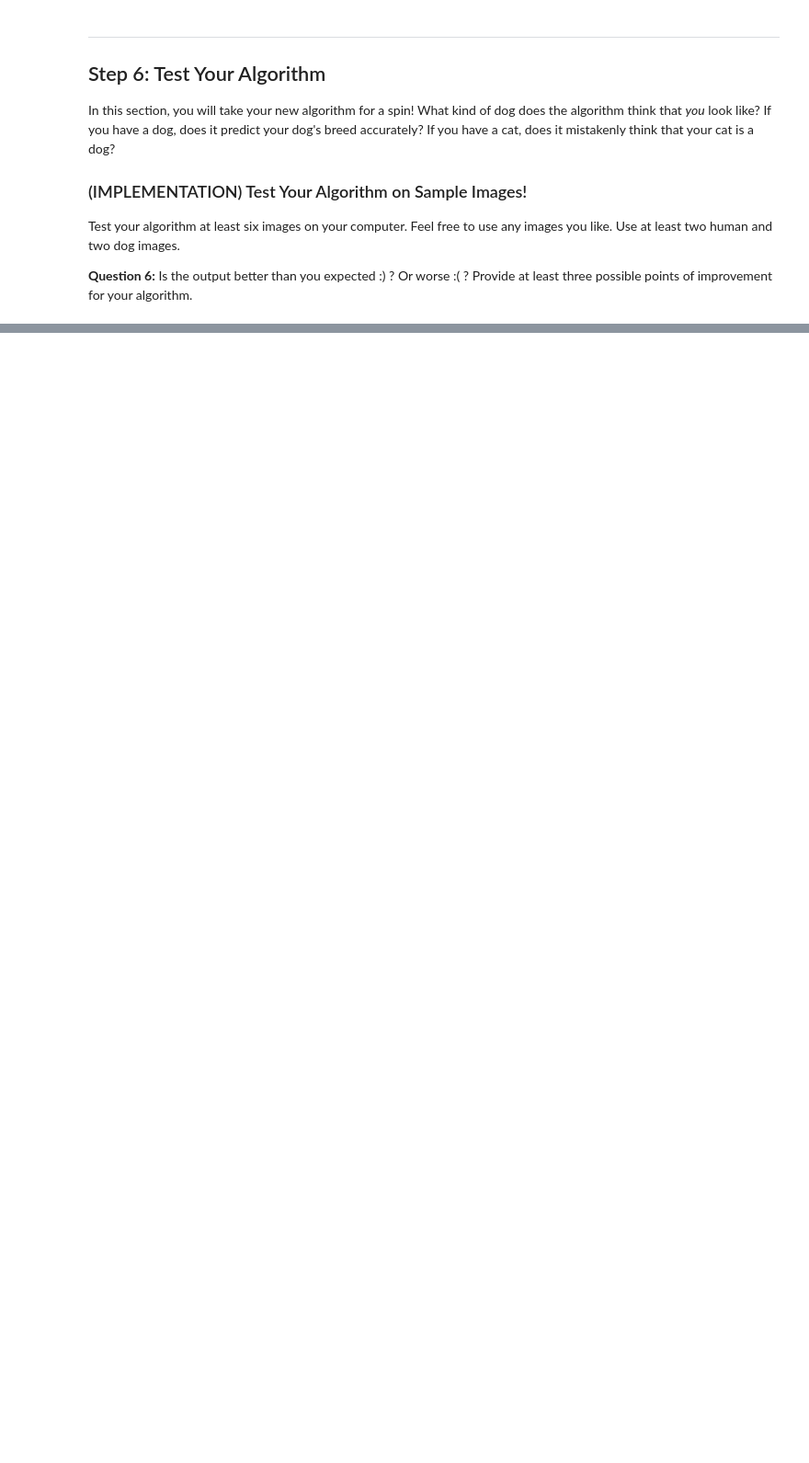
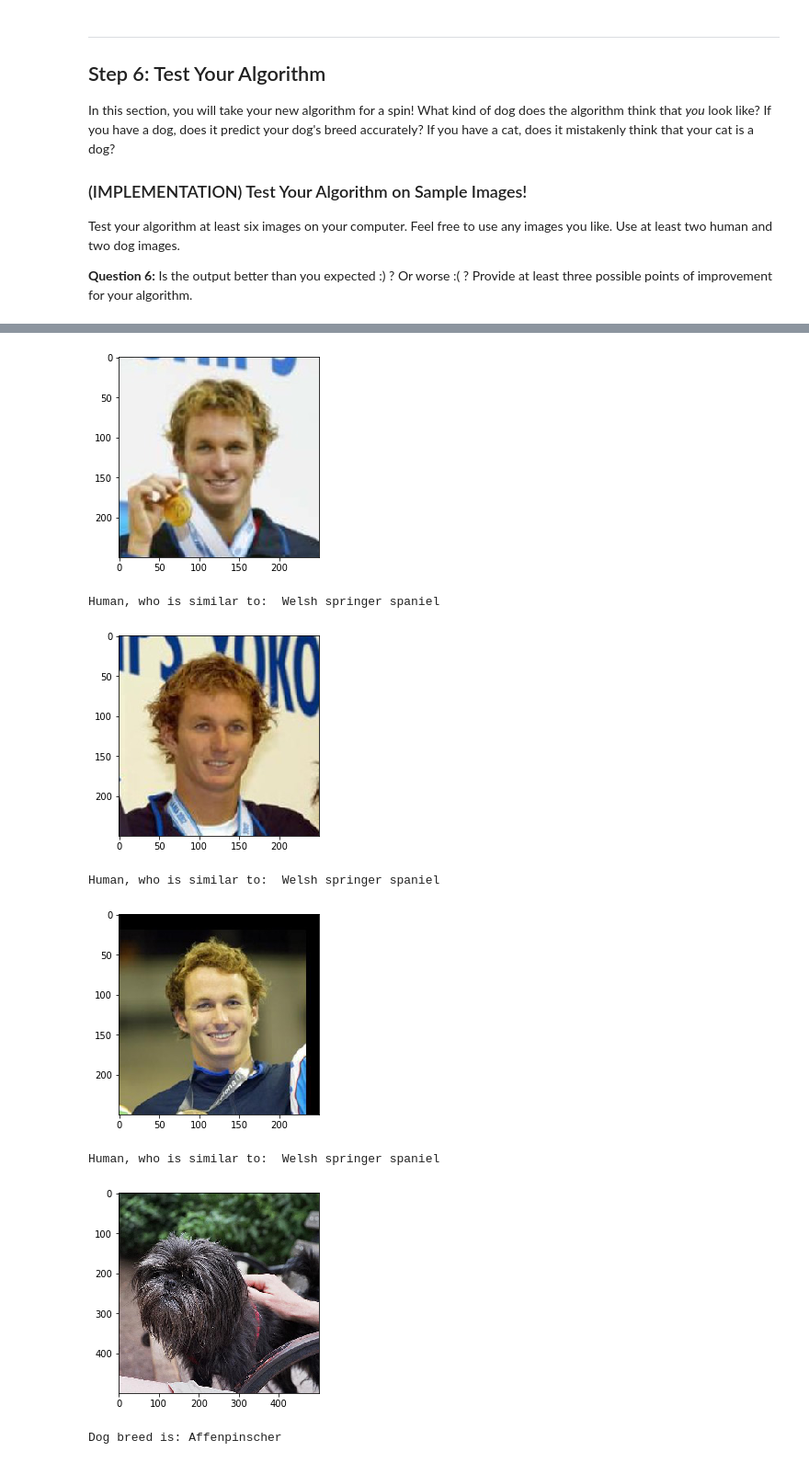
Before and after one commit to DariaHem/dog-classification, a Jupyter notebook: dog_app.ipynb, the cells around one changed output, grey strips where cells are left out. Shown at 92% size. Saved outputs shown, nothing was run; the diff lists cells and outputs as text; code cells hidden in the pictures; blank space fills up the shorter version.

```diff
--- a/dog_app.ipynb
+++ b/dog_app.ipynb
@@ -861,5 +744,5 @@ def train(n_epochs, loaders, model, optimizer, criterion, use_cuda, save_path):
     # return trained model
     return model
 # %%
-model_transfer = train(4, loaders_transfer, model_transfer, optimizer_transfer, criterion_transfer, use_cuda, 'model_transfer.pt')# load the model that got the best validation accuracy
+model_transfer = train(1, loaders_transfer, model_transfer, optimizer_transfer, criterion_transfer, use_cuda, 'model_transfer.pt')# load the model that got the best validation accuracy
 model_transfer.load_state_dict(torch.load('model_transfer.pt'))
@@ -874,11 +781,16 @@ test(loaders_transfer, model_transfer, criterion_transfer, use_cuda)
 
 Write a function that takes an image path as input and returns the dog breed (`Affenpinscher`, `Afghan hound`, etc) that is predicted by your model.
 # %%
+
+
+from PIL import Image
+import torchvision.transforms as transforms
+
 ### TODO: Write a function that takes a path to an image as input
 ### and returns the dog breed that is predicted by the model.
 
 # list of class names by index, i.e. a name can be accessed like class_names[0]
-class_names = [item[4:].replace("_", " ") for item in data_transfer['train'].classes]
+class_names = [item[4:].replace("_", " ") for item in data_transfer['train'].dataset.classes]
 
 #def predict_breed_transfer(img_path):
     # load the image and return the predicted breed
@@ -929,11 +841,20 @@ def open_img(img_path):
     plt.imshow(image)
     plt.show()
 
+
 def run_app(img_path):
     ## handle cases for a human face, dog, and neither
-    predicted_breed= predict_breed_transfer(img_path)
-    open_img(img_path)
-    print('\n seems to be a ',predicted_breed)
+    if face_detector(img_path) > 0:
+        breed = predict_breed_transfer(img_path)
+        open_img(img_path)
+        print('Human, who is similar to:  ',breed)
+    elif dog_detector(img_path):
+        breed = predict_breed_transfer(img_path)
+        open_img(img_path)
+        print('Dog breed is: ', breed)
+    else:
+        open_img(img_path)
+        print('Not a Dog, Neither a Human')
 # %% [markdown]
 ---
 <a id='step6'></a>
@@ -951,13 +875,18 @@ __Answer:__ (Three possible points for improvement)
 # %%
 ## TODO: Execute your algorithm from Step 6 on
 ## at least 6 images on your computer.
 ## Feel free to use as many code cells as needed.
 
 ## suggested code, below
-dog_pictures = glob("./dog-pictures/*")
-for file in np.hstack((human_files[:3], dog_files[:3])):
+
+for file in np.hstack((human_files[3:6], dog_files[3:6])):
     run_app(file)
-
-
-for file in np.hstack((dog_pictures)):
-    run_application(file)
+# %% [output]
+[figure, added]
+Human, who is similar to:  Welsh springer spaniel
+[figure, added]
+Human, who is similar to:  Welsh springer spaniel
+[figure, added]
+Human, who is similar to:  Welsh springer spaniel
+[figure, added]
+Dog breed is: Affenpinscher
```
Also changed, not shown: parts of 10 cells of this notebook.
